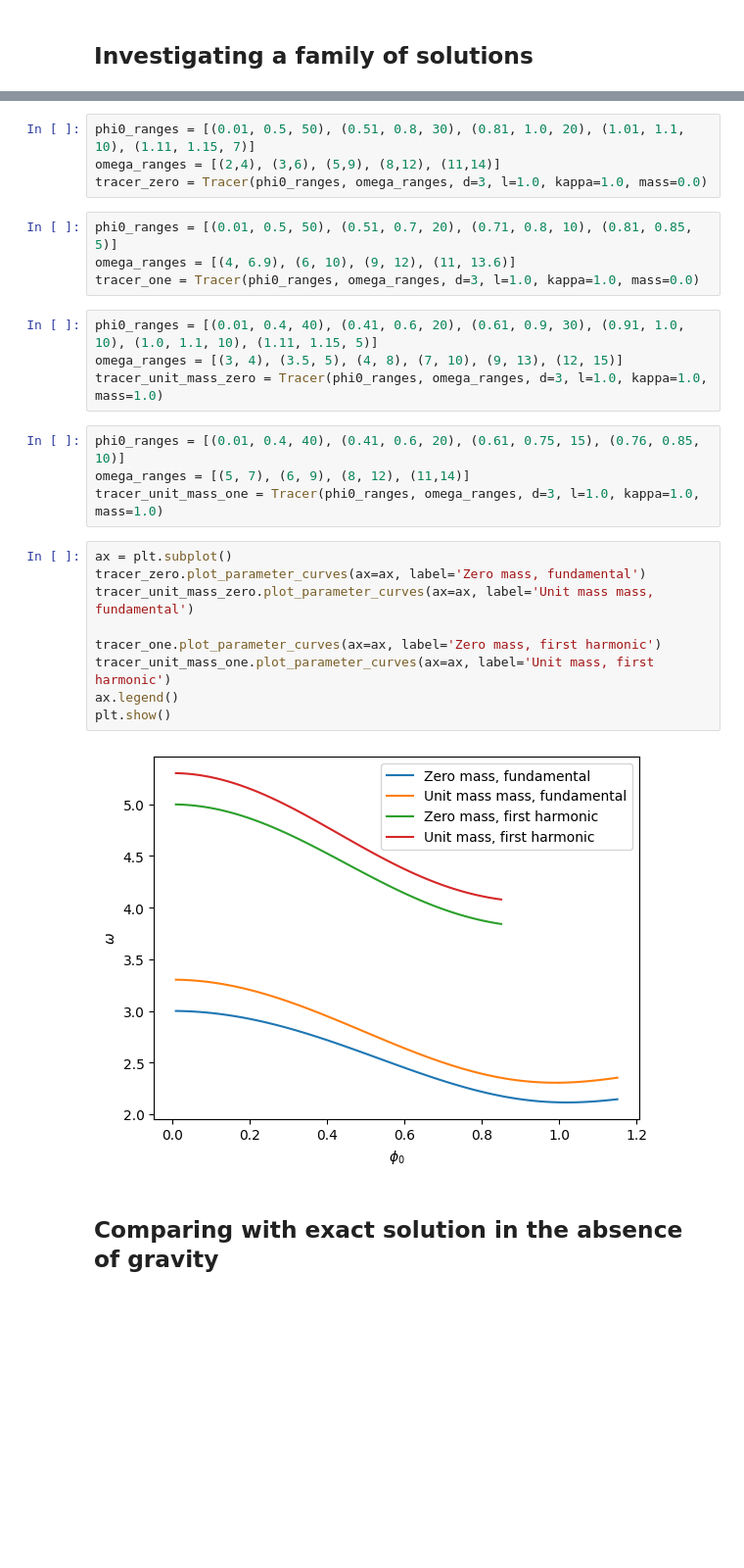
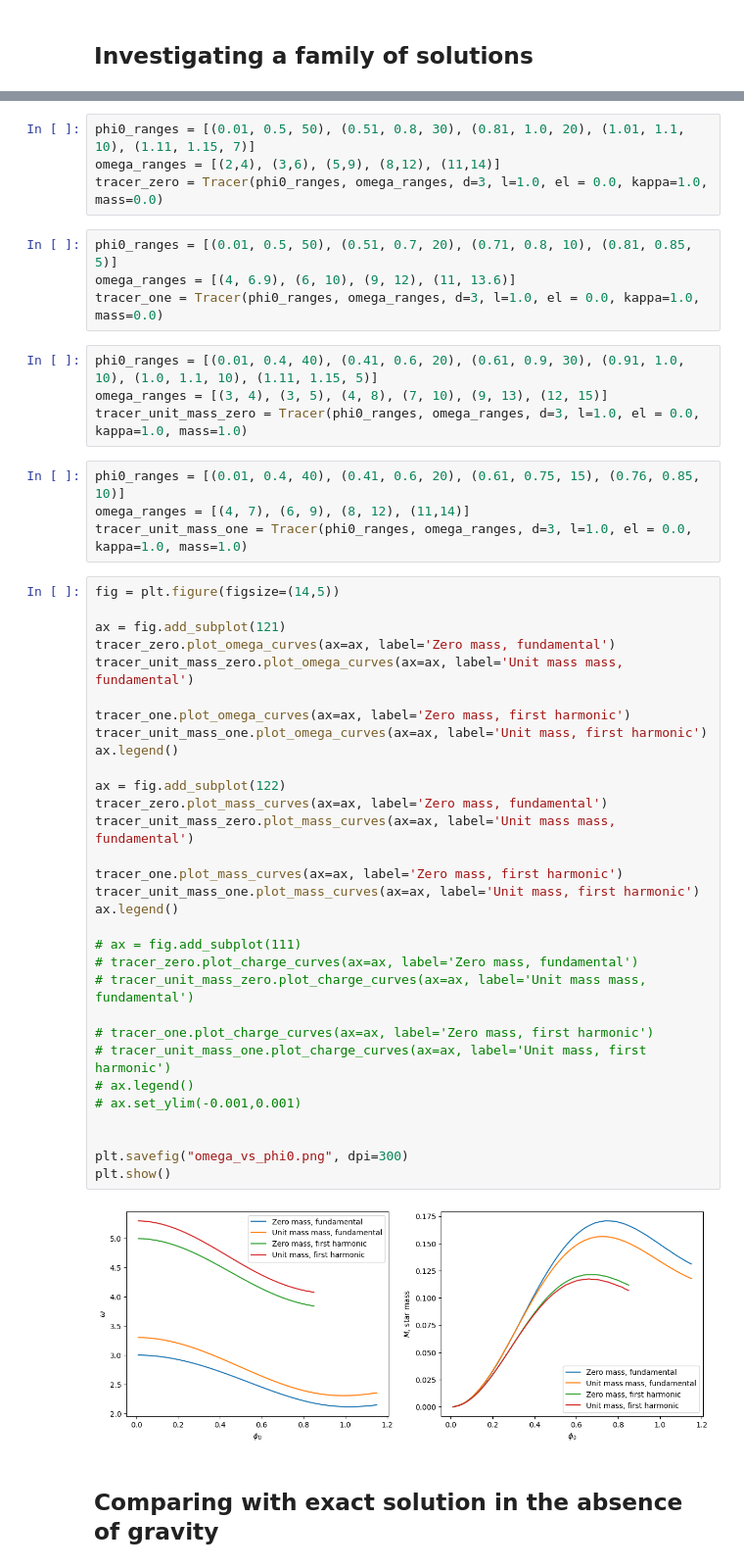
Before and after one commit to sukhovn/AdS_BS_shooting, a Jupyter notebook: BoseStar.ipynb, the cells around one changed output, grey strips where cells are left out. Shown at 98% size. Saved outputs shown, nothing was run; the diff lists cells and outputs as text; blank space fills up the shorter version.

Commit message:
Added gauge field and mass and charge calculation

```diff
--- a/BoseStar.ipynb
+++ b/BoseStar.ipynb
@@ -87,30 +113,52 @@ class Tracer:
 # %%
 phi0_ranges = [(0.01, 0.5, 50), (0.51, 0.8, 30), (0.81, 1.0, 20), (1.01, 1.1, 10), (1.11, 1.15, 7)]
 omega_ranges = [(2,4), (3,6), (5,9), (8,12), (11,14)]
-tracer_zero = Tracer(phi0_ranges, omega_ranges, d=3, l=1.0, kappa=1.0, mass=0.0)
+tracer_zero = Tracer(phi0_ranges, omega_ranges, d=3, l=1.0, el = 0.0, kappa=1.0, mass=0.0)
 # %%
 phi0_ranges = [(0.01, 0.5, 50), (0.51, 0.7, 20), (0.71, 0.8, 10), (0.81, 0.85, 5)]
 omega_ranges = [(4, 6.9), (6, 10), (9, 12), (11, 13.6)]
-tracer_one = Tracer(phi0_ranges, omega_ranges, d=3, l=1.0, kappa=1.0, mass=0.0)
+tracer_one = Tracer(phi0_ranges, omega_ranges, d=3, l=1.0, el = 0.0, kappa=1.0, mass=0.0)
 # %%
 phi0_ranges = [(0.01, 0.4, 40), (0.41, 0.6, 20), (0.61, 0.9, 30), (0.91, 1.0, 10), (1.0, 1.1, 10), (1.11, 1.15, 5)]
-omega_ranges = [(3, 4), (3.5, 5), (4, 8), (7, 10), (9, 13), (12, 15)]
-tracer_unit_mass_zero = Tracer(phi0_ranges, omega_ranges, d=3, l=1.0, kappa=1.0, mass=1.0)
+omega_ranges = [(3, 4), (3, 5), (4, 8), (7, 10), (9, 13), (12, 15)]
+tracer_unit_mass_zero = Tracer(phi0_ranges, omega_ranges, d=3, l=1.0, el = 0.0, kappa=1.0, mass=1.0)
 # %%
 phi0_ranges = [(0.01, 0.4, 40), (0.41, 0.6, 20), (0.61, 0.75, 15), (0.76, 0.85, 10)]
-omega_ranges = [(5, 7), (6, 9), (8, 12), (11,14)]
-tracer_unit_mass_one = Tracer(phi0_ranges, omega_ranges, d=3, l=1.0, kappa=1.0, mass=1.0)
+omega_ranges = [(4, 7), (6, 9), (8, 12), (11,14)]
+tracer_unit_mass_one = Tracer(phi0_ranges, omega_ranges, d=3, l=1.0, el = 0.0, kappa=1.0, mass=1.0)
 # %%
-ax = plt.subplot()
-tracer_zero.plot_parameter_curves(ax=ax, label='Zero mass, fundamental')
-tracer_unit_mass_zero.plot_parameter_curves(ax=ax, label='Unit mass mass, fundamental')
+fig = plt.figure(figsize=(14,5))
 
-tracer_one.plot_parameter_curves(ax=ax, label='Zero mass, first harmonic')
-tracer_unit_mass_one.plot_parameter_curves(ax=ax, label='Unit mass, first harmonic')
+ax = fig.add_subplot(121)
+tracer_zero.plot_omega_curves(ax=ax, label='Zero mass, fundamental')
+tracer_unit_mass_zero.plot_omega_curves(ax=ax, label='Unit mass mass, fundamental')
+
+tracer_one.plot_omega_curves(ax=ax, label='Zero mass, first harmonic')
+tracer_unit_mass_one.plot_omega_curves(ax=ax, label='Unit mass, first harmonic')
 ax.legend()
+
+ax = fig.add_subplot(122)
+tracer_zero.plot_mass_curves(ax=ax, label='Zero mass, fundamental')
+tracer_unit_mass_zero.plot_mass_curves(ax=ax, label='Unit mass mass, fundamental')
+
+tracer_one.plot_mass_curves(ax=ax, label='Zero mass, first harmonic')
+tracer_unit_mass_one.plot_mass_curves(ax=ax, label='Unit mass, first harmonic')
+ax.legend()
+
+# ax = fig.add_subplot(111)
+# tracer_zero.plot_charge_curves(ax=ax, label='Zero mass, fundamental')
+# tracer_unit_mass_zero.plot_charge_curves(ax=ax, label='Unit mass mass, fundamental')
+
+# tracer_one.plot_charge_curves(ax=ax, label='Zero mass, first harmonic')
+# tracer_unit_mass_one.plot_charge_curves(ax=ax, label='Unit mass, first harmonic')
+# ax.legend()
+# ax.set_ylim(-0.001,0.001)
+
+
+plt.savefig("omega_vs_phi0.png", dpi=300)
 plt.show()
 # %% [output]
-[figure, old version]
+[figure, new version]
 # %% [markdown]
 ## Comparing with exact solution in the absence of gravity
 # %%
```
Also changed, not shown: parts of 14 cells of this notebook, 8 other files.
